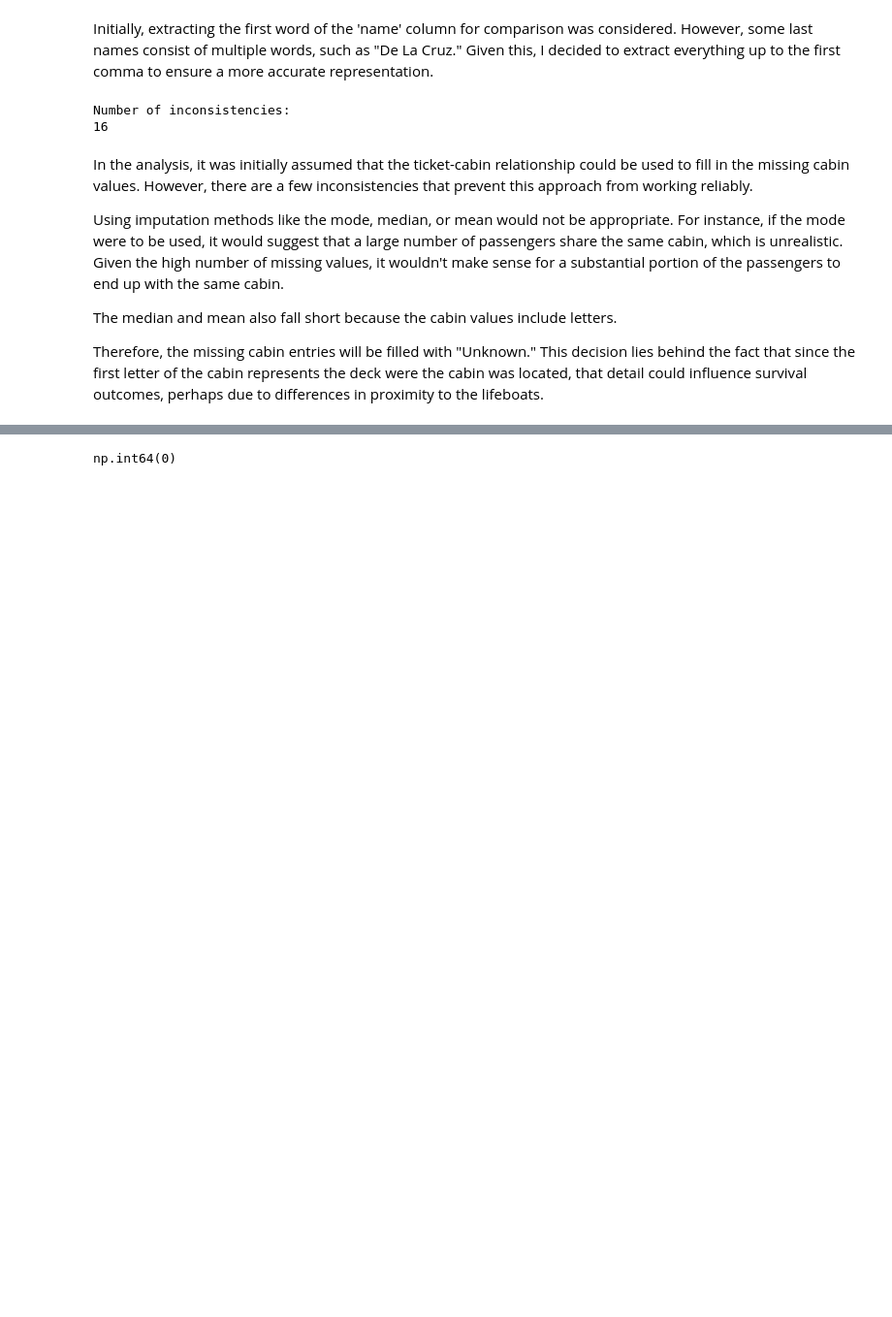
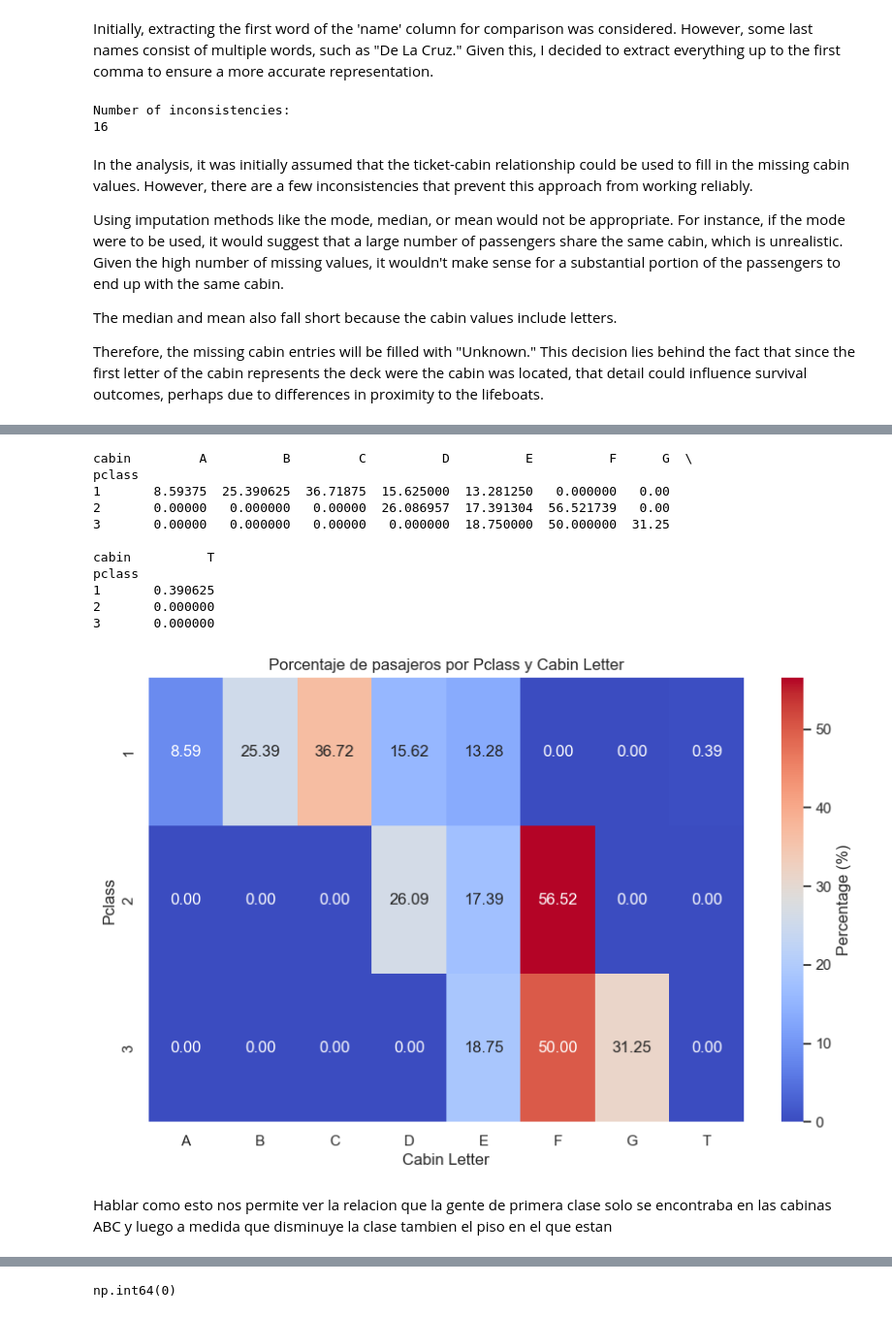
Before and after one commit to fedecaselli/ML-fundamentals-2025, a Jupyter notebook: AssignmentI/assignment_1_<Federica_Caselli[Caselli]>.ipynb, the cells around one changed output, grey strips where cells are left out. Shown at 97% size. Saved outputs shown, nothing was run; the diff lists cells and outputs as text; code cells hidden in the pictures; blank space fills up the shorter version.

```diff
--- a/AssignmentI/assignment_1_<Federica_Caselli[Caselli]>.ipynb
+++ b/AssignmentI/assignment_1_<Federica_Caselli[Caselli]>.ipynb
@@ -629,3 +652,42 @@ This decision lies behind the fact that since the first letter of the cabin repr
+# %%
+# Copiar el DataFrame
+df_cabin_class = df.copy()
+
+# Extraer la primera letra de la columna 'cabin' y guardarla en una nueva columna 'cabin_letter'
+df_cabin_class['cabin'] = df_cabin_class['cabin'].str[0]
+
+# Crear una tabla de contingencia que cuente cuántos pasajeros de cada pclass tienen cada cabina (cabin_letter)
+cabin_pclass_count = pd.crosstab(df_cabin_class['pclass'], df_cabin_class['cabin'])
+
+# Calcular el porcentaje de cada cabina por clase dividiendo por el total de cada fila
+cabin_pclass_percentage = cabin_pclass_count.div(cabin_pclass_count.sum(axis=1), axis=0) * 100
+
+# Mostrar el resultado de los porcentajes
+print(cabin_pclass_percentage)
+
+# Para visualizar, podemos graficar los resultados:
+plt.figure(figsize=(10, 6))
+sns.heatmap(cabin_pclass_percentage, annot=True, cmap='coolwarm', fmt='.2f', cbar_kws={'label': 'Percentage (%)'})
+plt.title('Porcentaje de pasajeros por Pclass y Cabin Letter')
+plt.xlabel('Cabin Letter')
+plt.ylabel('Pclass')
+plt.show()
+# %% [output]
+cabin         A          B         C          D          E          F      G  \
+pclass
+1       8.59375  25.390625  36.71875  15.625000  13.281250   0.000000   0.00
+2       0.00000   0.000000   0.00000  26.086957  17.391304  56.521739   0.00
+3       0.00000   0.000000   0.00000   0.000000  18.750000  50.000000  31.25
+
+cabin          T
+pclass
+1       0.390625
+2       0.000000
+3       0.000000
+[figure, added]
+# %% [markdown]
+Hablar como esto nos permite ver la relacion que la gente de primera clase solo se encontraba en las cabinas ABC y luego a medida que
+disminuye la clase tambien el piso en el que estan
 # %% [markdown]
 ![image.png](attachment:image.png)
 # %%
```
Also changed, not shown: parts of 14 cells of this notebook.
